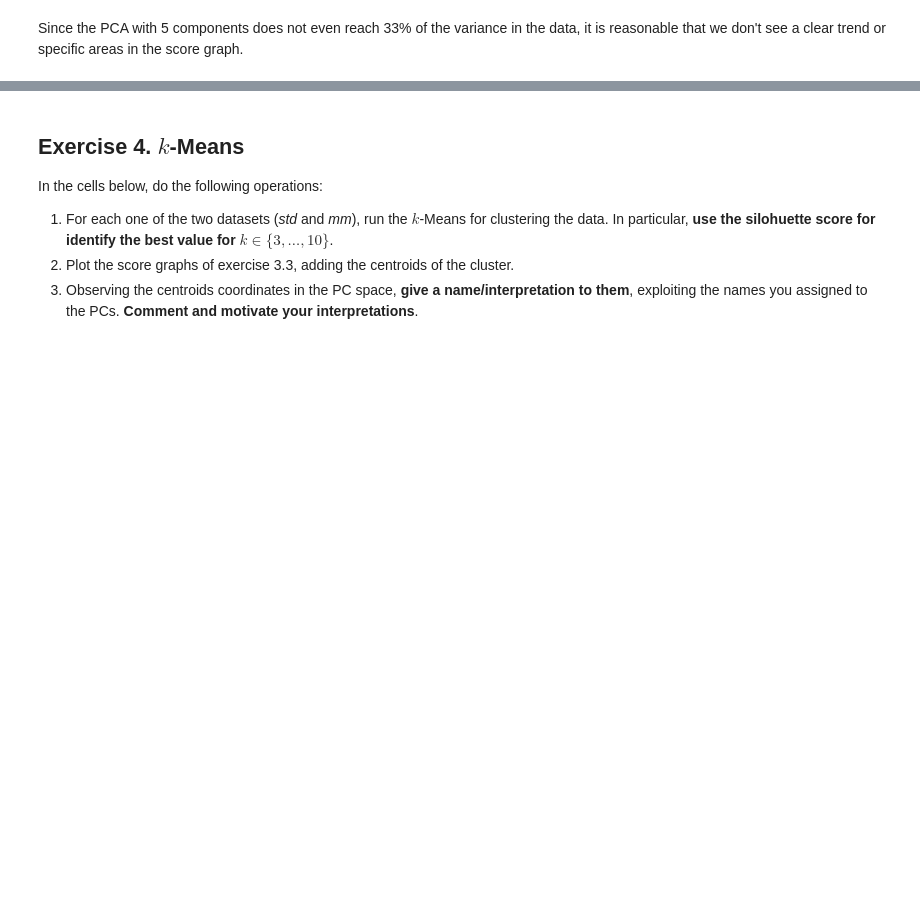
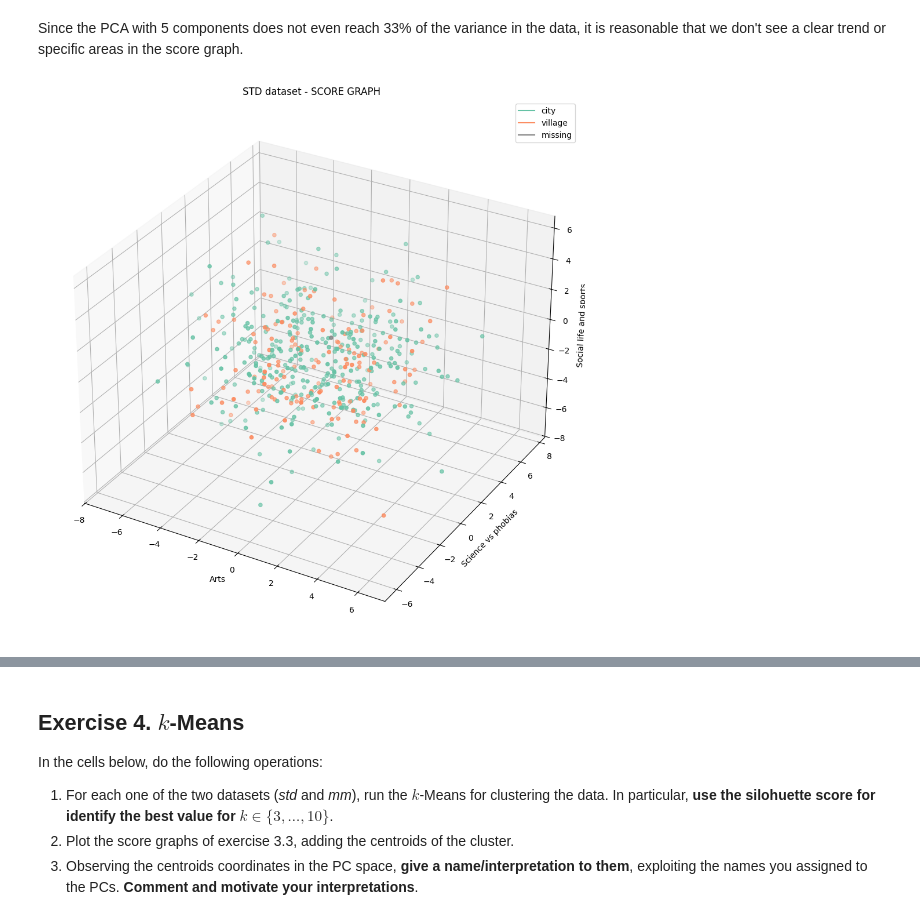
Before and after one commit to fabiolauro/PCA_CLA_Project, a Jupyter notebook: HWpca_Lauro_Martellone.ipynb, the cells around one changed output, grey strips where cells are left out. Cells and saved outputs as stored; diff of their text form; code cells hidden in the pictures; blank space fills up the shorter version.

```diff
--- a/HWpca_Lauro_Martellone.ipynb
+++ b/HWpca_Lauro_Martellone.ipynb
@@ -764,4 +749,20 @@ plt.show()
 [figure]
 # %% [markdown]
 Since the PCA with 5 components does not even reach 33% of the variance in the data, it is reasonable that we don't see a clear trend or specific areas in the score graph.
+# %%
+#let's consider education first
+colors_town_legend = [Line2D([0], [0], color=color_town_type_dict[k], label = k) for k in color_town_type_dict.keys()]
+
+sg_std = plt.figure(figsize=(12, 12))
+ax_sg_std = sg_std.add_subplot(111, projection='3d')
+ax_sg_std.scatter(Y_std[:,0],Y_std[:,1],Y_std[:,2], color= colors_town)
+plt.title('STD dataset - SCORE GRAPH')
+ax_sg_std.set_xlabel(pc_std_names[0])
+ax_sg_std.set_ylabel(pc_std_names[1])
+ax_sg_std.set_zlabel(pc_std_names[2])
+plt.legend(colors_town_legend, [k for k in color_town_type_dict.keys()])
+plt.grid()
+plt.show()
+# %% [output]
+[figure, added]
 # %%
```
Also changed, not shown: parts of 5 cells of this notebook.
